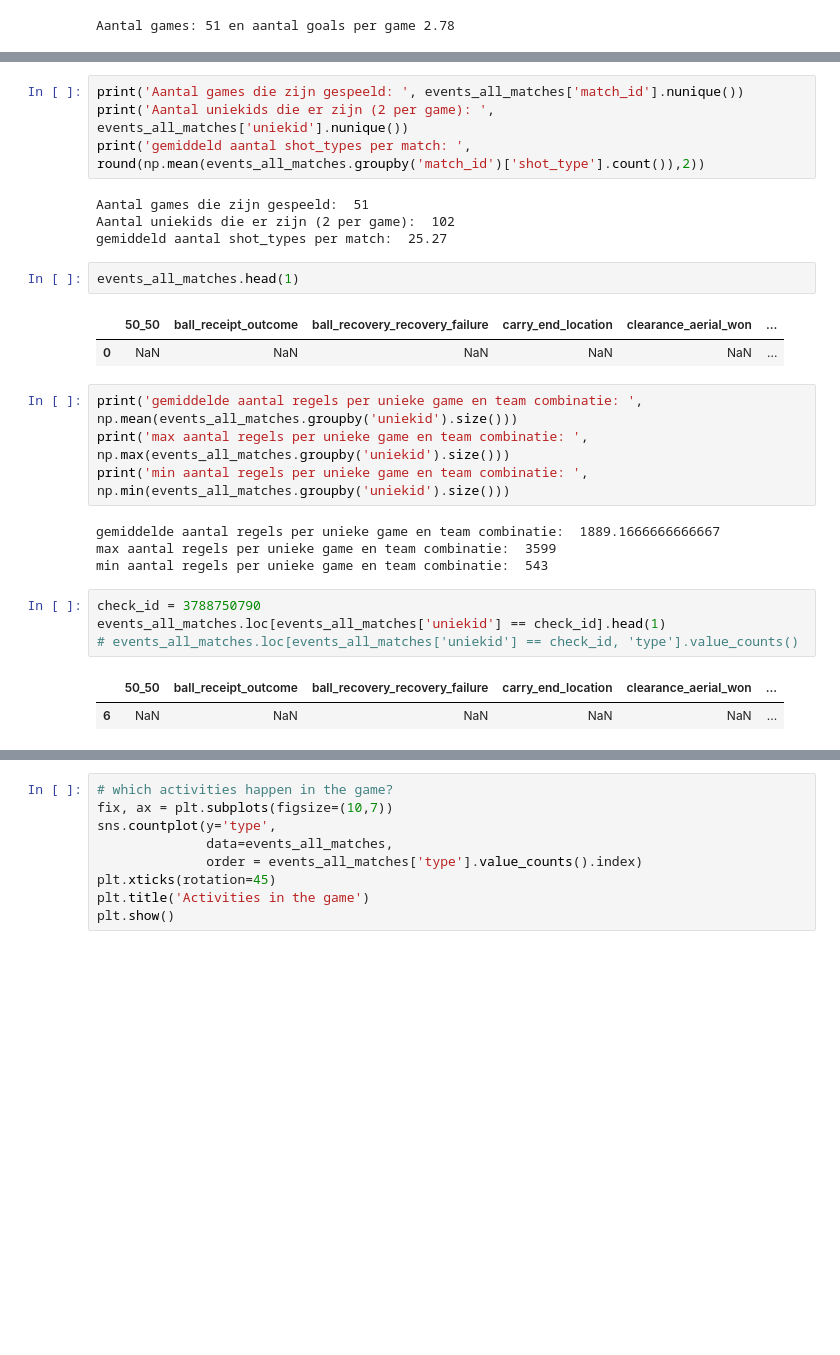
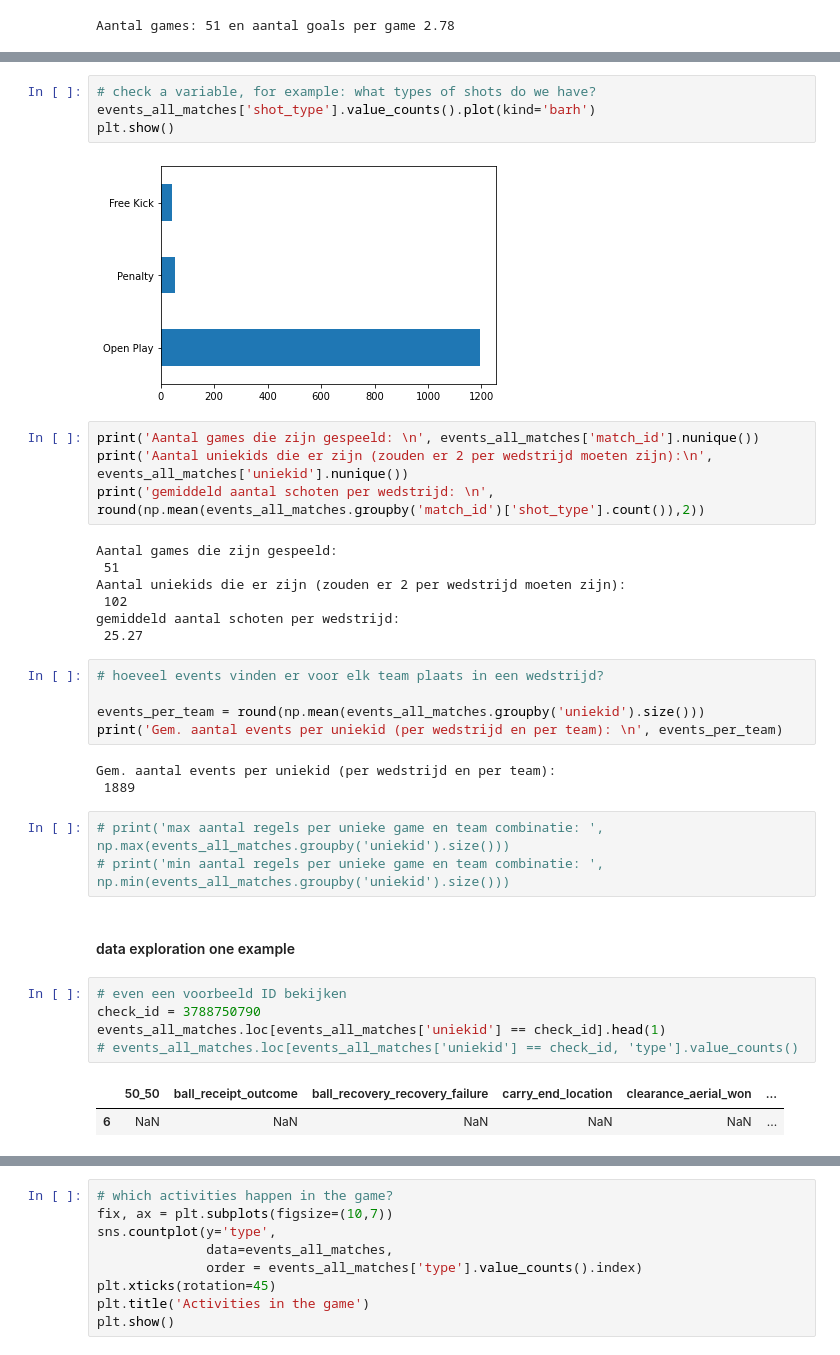
Before and after one commit to Nelleke20/notebook.goalpredictor, a Jupyter notebook: notebooks/1_create_trainset.ipynb, the cells around one changed output, grey strips where cells are left out. Saved outputs shown, nothing was run; the diff lists cells and outputs as text; blank space fills up the shorter version.

```diff
--- a/notebooks/1. create_trainset.ipynb
+++ b/notebooks/1_create_trainset.ipynb
@@ -65,25 +98,35 @@ events_all_matches['uniekid'] = (events_all_matches['match_id'] * 1000) + events
+# %%
+# check a variable, for example: what types of shots do we have?
+events_all_matches['shot_type'].value_counts().plot(kind='barh')
+plt.show()
+# %% [output]
+[figure, added]
 # %%
-print('Aantal games die zijn gespeeld: ', events_all_matches['match_id'].nunique())
-print('Aantal uniekids die er zijn (2 per game): ', events_all_matches['uniekid'].nunique())
-print('gemiddeld aantal shot_types per match: ', round(np.mean(events_all_matches.groupby('match_id')['shot_type'].count()),2))
+print('Aantal games die zijn gespeeld: \n', events_all_matches['match_id'].nunique())
+print('Aantal uniekids die er zijn (zouden er 2 per wedstrijd moeten zijn):\n', events_all_matches['uniekid'].nunique())
+print('gemiddeld aantal schoten per wedstrijd: \n', round(np.mean(events_all_matches.groupby('match_id')['shot_type'].count()),2))
 # %% [output]
-Aantal games die zijn gespeeld:  51
-Aantal uniekids die er zijn (2 per game):  102
-gemiddeld aantal shot_types per match:  25.27
+Aantal games die zijn gespeeld:
+ 51
+Aantal uniekids die er zijn (zouden er 2 per wedstrijd moeten zijn):
+ 102
+gemiddeld aantal schoten per wedstrijd:
+ 25.27
-# %%
-events_all_matches.head(1)
-# %% [output]
-|  | 50_50 | ball_receipt_outcome | ball_recovery_recovery_failure | carry_end_location | clearance_aerial_won | ... |
-| 0 | NaN | NaN | NaN | NaN | NaN | ... |
 # %%
-print('gemiddelde aantal regels per unieke game en team combinatie: ', np.mean(events_all_matches.groupby('uniekid').size()))
-print('max aantal regels per unieke game en team combinatie: ', np.max(events_all_matches.groupby('uniekid').size()))
-print('min aantal regels per unieke game en team combinatie: ', np.min(events_all_matches.groupby('uniekid').size()))
+# hoeveel events vinden er voor elk team plaats in een wedstrijd?
+
+events_per_team = round(np.mean(events_all_matches.groupby('uniekid').size()))
+print('Gem. aantal events per uniekid (per wedstrijd en per team): \n', events_per_team)
 # %% [output]
-gemiddelde aantal regels per unieke game en team combinatie:  1889.1666666666667
-max aantal regels per unieke game en team combinatie:  3599
-min aantal regels per unieke game en team combinatie:  543
+Gem. aantal events per uniekid (per wedstrijd en per team):
+ 1889
+# %%
+# print('max aantal regels per unieke game en team combinatie: ', np.max(events_all_matches.groupby('uniekid').size()))
+# print('min aantal regels per unieke game en team combinatie: ', np.min(events_all_matches.groupby('uniekid').size()))
+# %% [markdown]
+#### data exploration one example
 # %%
+# even een voorbeeld ID bekijken
 check_id = 3788750790
 events_all_matches.loc[events_all_matches['uniekid'] == check_id].head(1)
 # events_all_matches.loc[events_all_matches['uniekid'] == check_id, 'type'].value_counts()
```
Also changed, not shown: parts of 15 cells of this notebook, 2 other files.
